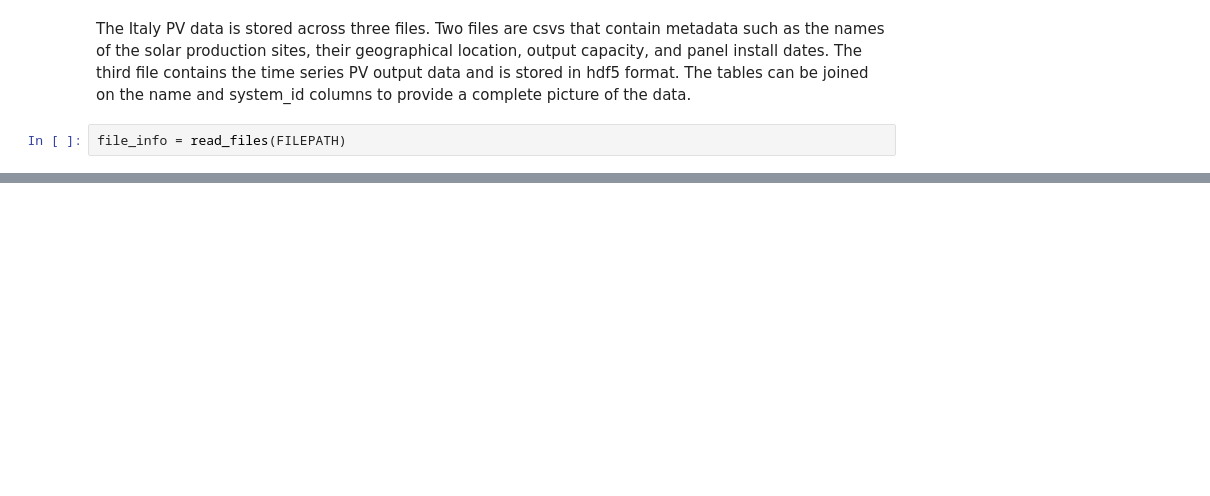
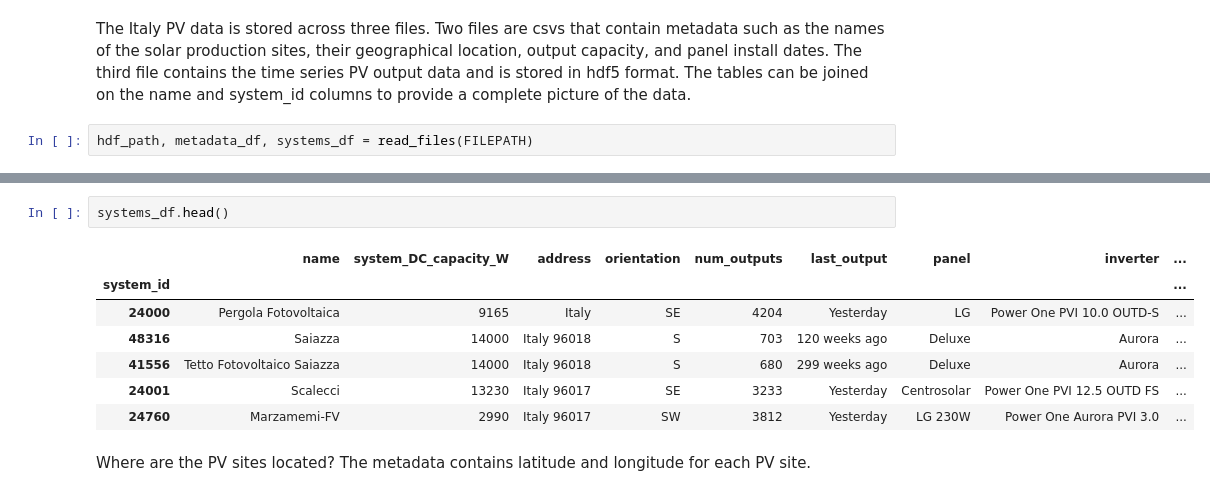
Before and after one commit to WAT-ai/open-climate-fix-project, a Jupyter notebook: eda/pv_eda.ipynb, the cells around one changed output, grey strips where cells are left out. Drawn from its saved outputs; the diff is of its cells as text; blank space fills up the shorter version.

```diff
--- a/eda/pv_eda.ipynb
+++ b/eda/pv_eda.ipynb
@@ -10,5 +14,5 @@ FILEPATH = '/Users/carterdemars/Desktop/pv_data_italy'
 # %% [markdown]
 The Italy PV data is stored across three files. Two files are csvs that contain metadata such as the names of the solar production sites, their geographical location, output capacity, and panel install dates. The third file contains the time series PV output data and is stored in hdf5 format. The tables can be joined on the name and system_id columns to provide a complete picture of the data.
 # %%
-file_info = read_files(FILEPATH)
+hdf_path, metadata_df, systems_df = read_files(FILEPATH)
 # %% [markdown]
@@ -15,0 +59,12 @@ The hdf file contains 436 unique keys, mostly representing PV system IDs. There
+# %%
+systems_df.head()
+# %% [output]
+|  | name | system_DC_capacity_W | address | orientation | num_outputs | last_output | panel | inverter | ... |
+| system_id |  |  |  |  |  |  |  |  | ... |
+| 24000 | Pergola Fotovoltaica | 9165 | Italy | SE | 4204 | Yesterday | LG | Power One PVI 10.0 OUTD-S | ... |
+| 48316 | Saiazza | 14000 | Italy 96018 | S | 703 | 120 weeks ago | Deluxe | Aurora | ... |
+| 41556 | Tetto Fotovoltaico Saiazza | 14000 | Italy 96018 | S | 680 | 299 weeks ago | Deluxe | Aurora | ... |
+| 24001 | Scalecci | 13230 | Italy 96017 | SE | 3233 | Yesterday | Centrosolar | Power One PVI 12.5 OUTD FS | ... |
+| 24760 | Marzamemi-FV | 2990 | Italy 96017 | SW | 3812 | Yesterday | LG 230W | Power One Aurora PVI 3.0 | ... |
+# %% [markdown]
+Where are the PV sites located? The metadata contains latitude and longitude for each PV site.
```
Also changed, not shown: parts of 20 cells of this notebook, 1 other file.
